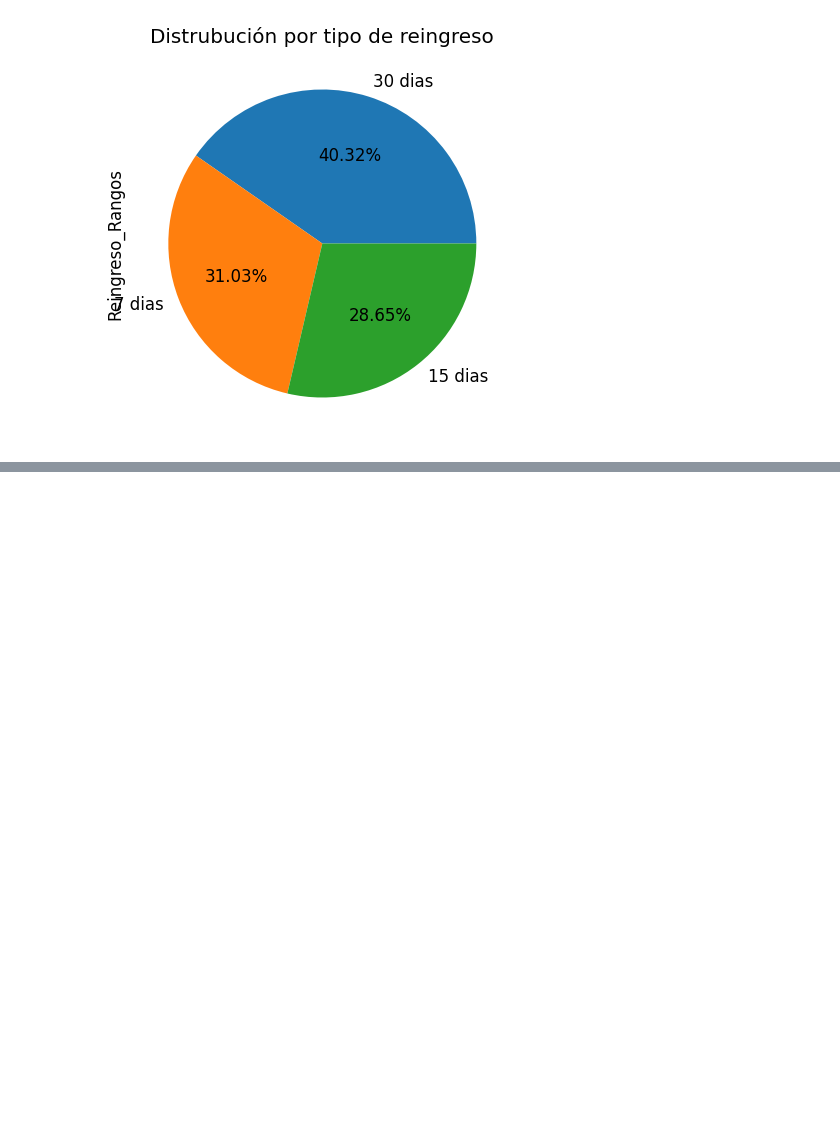
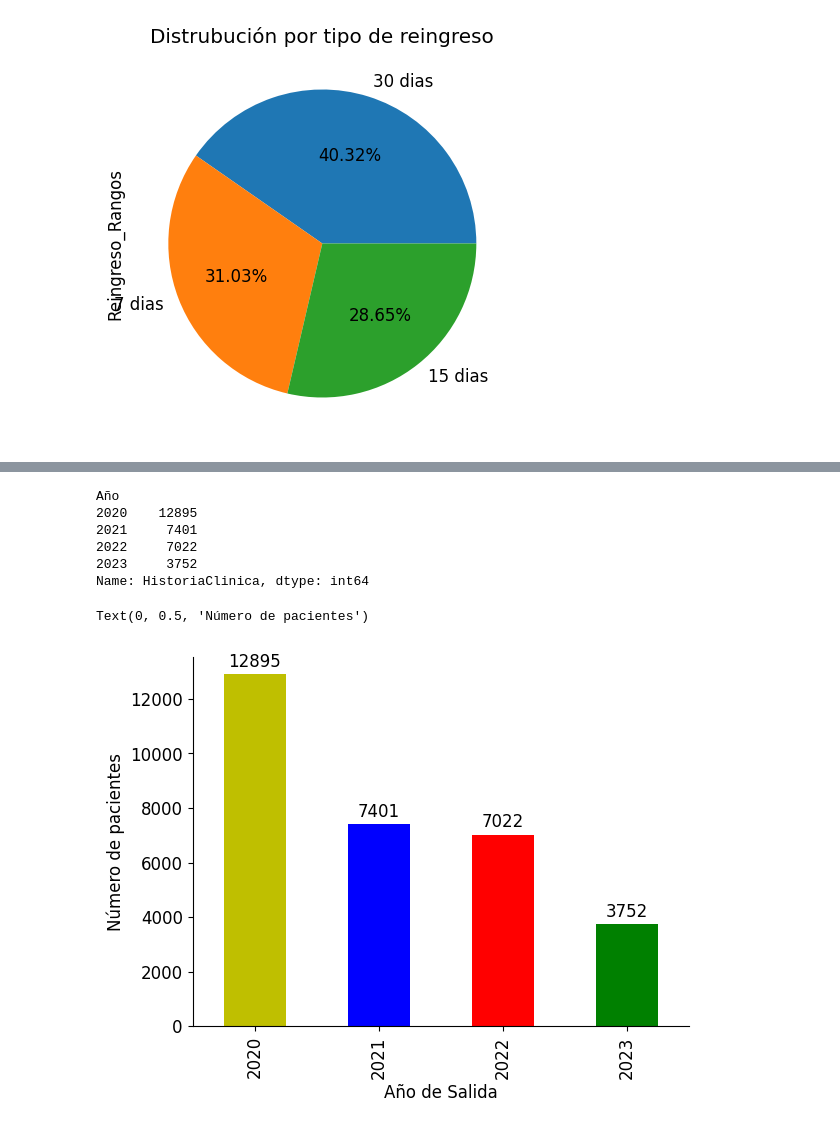
Before and after one commit to carlosmding/academicProject, a Jupyter notebook: EDA_Reingresos_NCSC.ipynb, the cells around one changed output, grey strips where cells are left out. Drawn from its saved outputs; the diff is of its cells as text; code cells hidden in the pictures; blank space fills up the shorter version.

```diff
--- a/EDA_Reingresos_NCSC.ipynb
+++ b/EDA_Reingresos_NCSC.ipynb
@@ -215,0 +308,31 @@ sns.boxplot(x="Edad", y="Sexo", data=df)
+# %%
+from itertools import cycle, islice
+# número de muestras por año
+samples_counts = df.groupby('Año')['HistoriaClinica'].count()
+print(samples_counts)
+
+# Make a list by cycling through the colors you care about
+# to match the length of your data.
+my_colors = list(islice(cycle(['y', 'b', 'r', 'g', 'r', 'g', 'k']), None, len(samples_counts)))
+
+splot=samples_counts.plot(kind='bar', stacked=False,  color=my_colors)
+for p in splot.patches:
+    splot.annotate(format(p.get_height(), '.0f'),
+                   (p.get_x() + p.get_width() / 2., p.get_height()),
+                   ha = 'center', va = 'center',
+                   xytext = (0, 9),
+                   textcoords = 'offset points')
+# Hide the right and top spines
+splot.spines[['right', 'top']].set_visible(False)
+# Add title and axis names
+plt.xlabel('Año de Salida')
+plt.ylabel('Número de pacientes')
+# %% [output]
+Año
+2020    12895
+2021     7401
+2022     7022
+2023     3752
+Name: HistoriaClinica, dtype: int64
+Text(0, 0.5, 'Número de pacientes')
+[figure, added]
```
Also changed, not shown: parts of 16 cells of this notebook.
